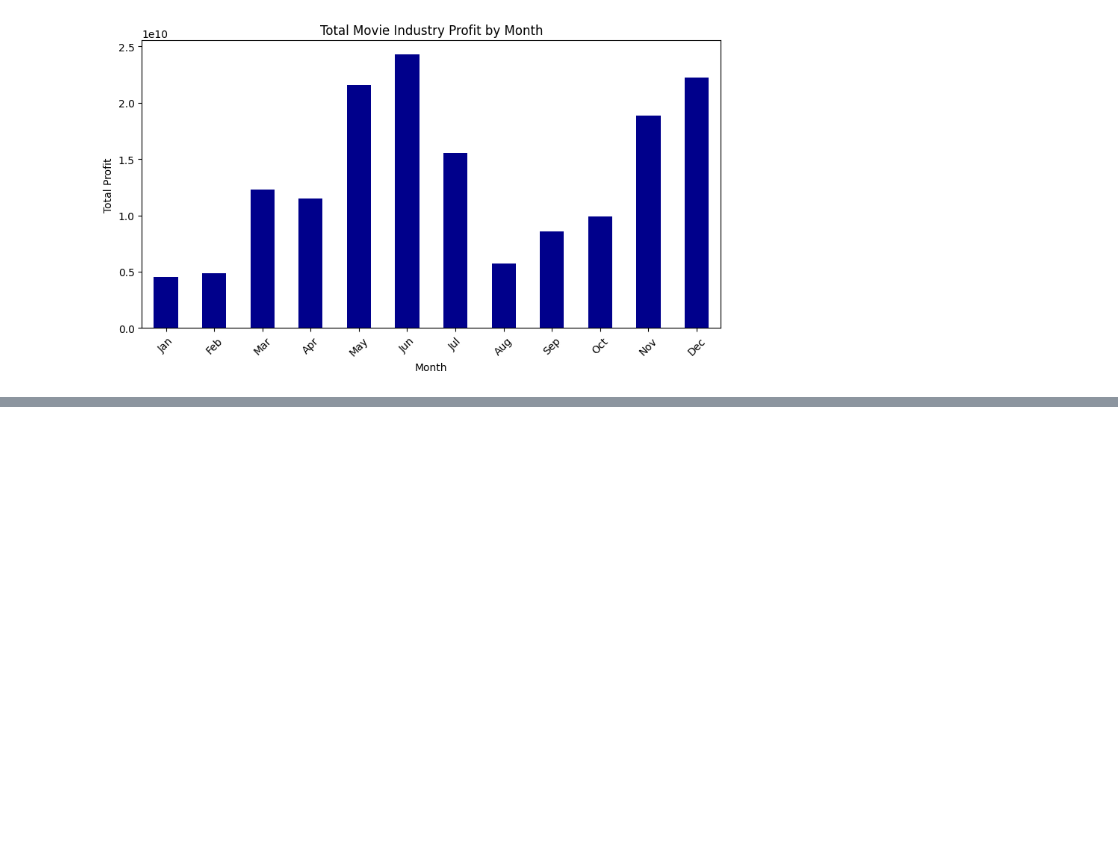
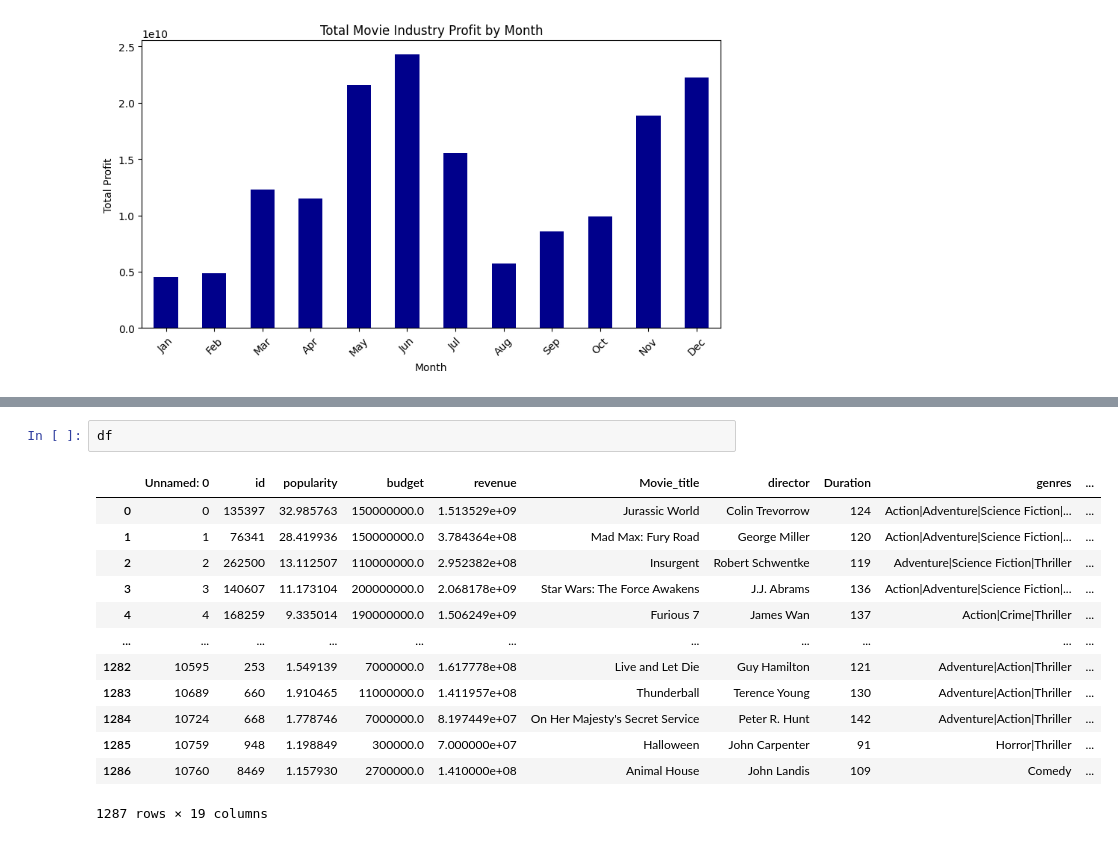
Before and after one commit to Olufunke2580/Olufunke_Data_Analysis_Portfolio, a Jupyter notebook: Movie_data_analysis.ipynb, the cells around one changed output, grey strips where cells are left out. Saved outputs shown, nothing was run; the diff lists cells and outputs as text; blank space fills up the shorter version.

```diff
--- a/Movie_data_analysis.ipynb
+++ b/Movie_data_analysis.ipynb
@@ -593,0 +605,16 @@ The trend suggests that seasonal factors significantly impact movie industry rev
+# %%
+df
+# %% [output]
+|  | Unnamed: 0 | id | popularity | budget | revenue | Movie_title | director | Duration | genres | ... |
+| 0 | 0 | 135397 | 32.985763 | 150000000.0 | 1.513529e+09 | Jurassic World | Colin Trevorrow | 124 | Action|Adventure|Science Fiction|... | ... |
+| 1 | 1 | 76341 | 28.419936 | 150000000.0 | 3.784364e+08 | Mad Max: Fury Road | George Miller | 120 | Action|Adventure|Science Fiction|... | ... |
+| 2 | 2 | 262500 | 13.112507 | 110000000.0 | 2.952382e+08 | Insurgent | Robert Schwentke | 119 | Adventure|Science Fiction|Thriller | ... |
+| 3 | 3 | 140607 | 11.173104 | 200000000.0 | 2.068178e+09 | Star Wars: The Force Awakens | J.J. Abrams | 136 | Action|Adventure|Science Fiction|... | ... |
+| 4 | 4 | 168259 | 9.335014 | 190000000.0 | 1.506249e+09 | Furious 7 | James Wan | 137 | Action|Crime|Thriller | ... |
+| ... | ... | ... | ... | ... | ... | ... | ... | ... | ... | ... |
+| 1282 | 10595 | 253 | 1.549139 | 7000000.0 | 1.617778e+08 | Live and Let Die | Guy Hamilton | 121 | Adventure|Action|Thriller | ... |
+| 1283 | 10689 | 660 | 1.910465 | 11000000.0 | 1.411957e+08 | Thunderball | Terence Young | 130 | Adventure|Action|Thriller | ... |
+| 1284 | 10724 | 668 | 1.778746 | 7000000.0 | 8.197449e+07 | On Her Majesty's Secret Service | Peter R. Hunt | 142 | Adventure|Action|Thriller | ... |
+| 1285 | 10759 | 948 | 1.198849 | 300000.0 | 7.000000e+07 | Halloween | John Carpenter | 91 | Horror|Thriller | ... |
+| 1286 | 10760 | 8469 | 1.157930 | 2700000.0 | 1.410000e+08 | Animal House | John Landis | 109 | Comedy | ... |
+1287 rows × 19 columns
```
Also changed, not shown: parts of 12 cells of this notebook.
